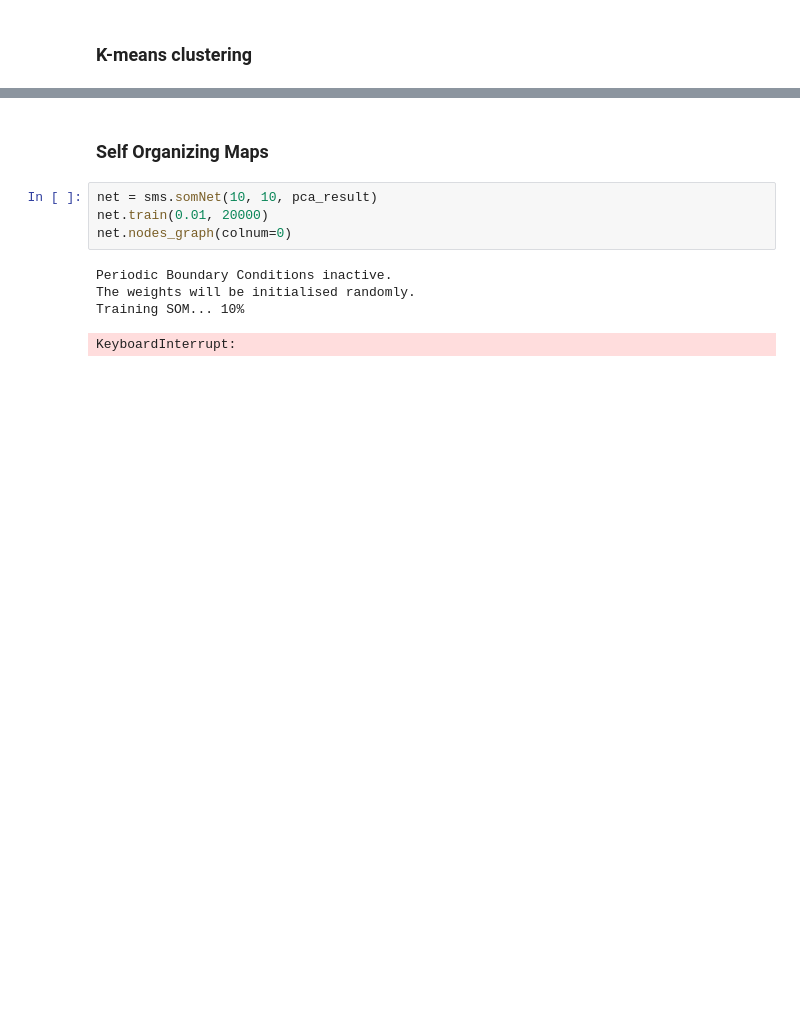
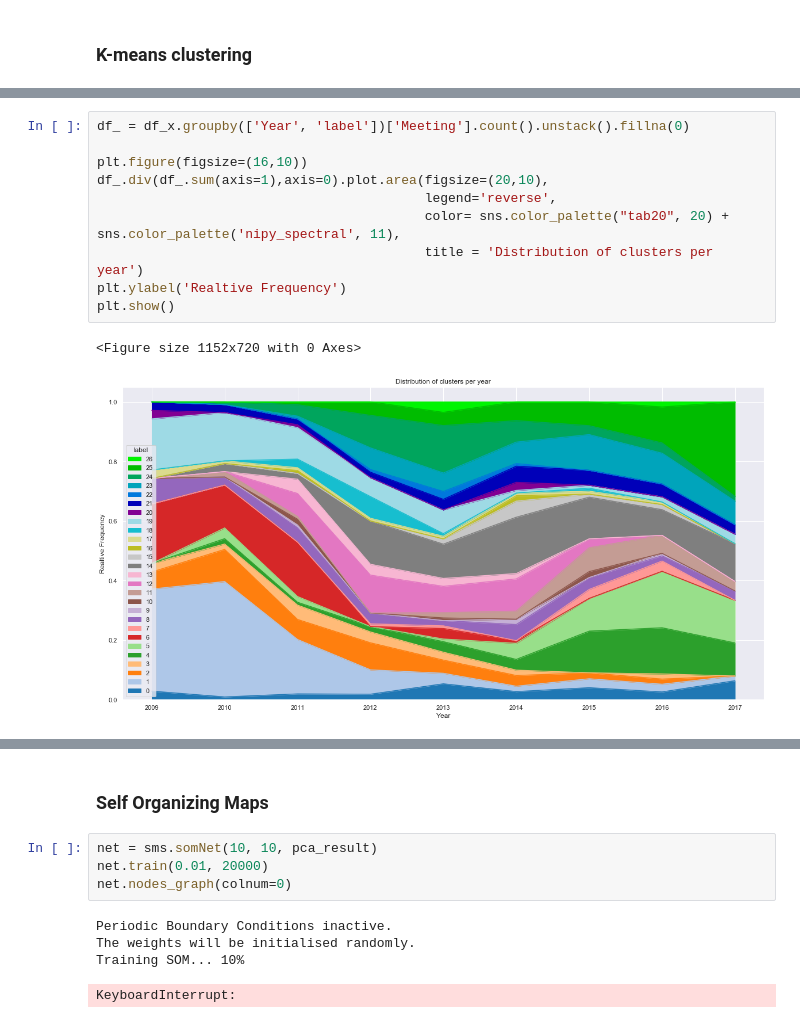
Before and after one commit to carlomarxdk/danish-parlament-text, a Jupyter notebook: 3_TF_IDF.ipynb, the cells around one changed output, grey strips where cells are left out. Cells and saved outputs as stored; diff of their text form; blank space fills up the shorter version.

```diff
--- a/3_TF_IDF.ipynb
+++ b/3_TF_IDF.ipynb
@@ -154,3 +174,16 @@ plt.show()
+# %%
+df_ = df_x.groupby(['Year', 'label'])['Meeting'].count().unstack().fillna(0)
+
+plt.figure(figsize=(16,10))
+df_.div(df_.sum(axis=1),axis=0).plot.area(figsize=(20,10),
+                                          legend='reverse',
+                                          color= sns.color_palette("tab20", 20) + sns.color_palette('nipy_spectral', 11),
+                                          title = 'Distribution of clusters per year')
+plt.ylabel('Realtive Frequency')
+plt.show()
+# %% [output]
+<Figure size 1152x720 with 0 Axes>
+[figure, added]
 # %%
 original_space_centroids = svd.inverse_transform(clustering.cluster_centers_)
 order_centroids = original_space_centroids.argsort()[:, ::-1]
```
Also changed, not shown: parts of 10 cells of this notebook, 3 other files.
